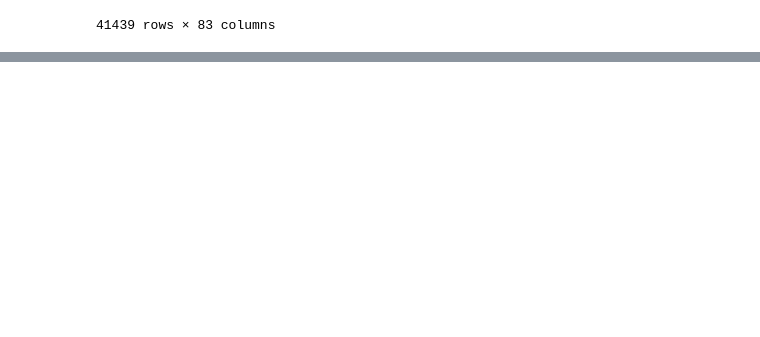
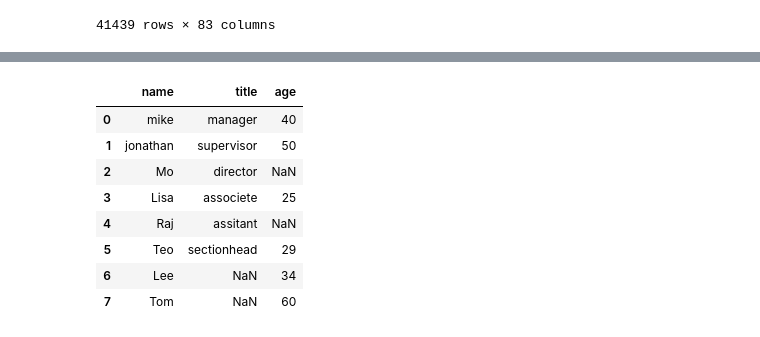
Before and after one commit to BryhanS/supply-chain-data-science-project, a Jupyter notebook: 06.Manipulation-and-data/data.ipynb, the cells around one changed output, grey strips where cells are left out. Drawn from its saved outputs; the diff is of its cells as text; code cells hidden in the pictures; blank space fills up the shorter version.

Commit message:
finished manipulation data

```diff
--- a/06.Manipulation-and-data/data.ipynb
+++ b/06.Manipulation-and-data/data.ipynb
@@ -543,0 +556,9 @@ pd.melt(country_pivoted,id_vars=['date_'], var_name=['Measure']).shape
+# %%
+#### joining
+
+desingnation_data = pd.DataFrame({'name':['mike','jonathan','Mo', 'Lisa','Raj','Teo'],
+                                  'title':['manager','supervisor','director','associete','assitant','sectionhead']})
+
+
+age_data = pd.DataFrame({'name':['mike','jonathan','Lee', 'Lisa','Tom','Teo'],
+                                  'age':['40','50','34','25','60','29']})
@@ -543,0 +596,13 @@ pd.melt(country_pivoted,id_vars=['date_'], var_name=['Measure']).shape
+# %%
+### full join(outer)
+pd.merge(desingnation_data,age_data,how='outer')
+# %% [output]
+|  | name | title | age |
+| 0 | mike | manager | 40 |
+| 1 | jonathan | supervisor | 50 |
+| 2 | Mo | director | NaN |
+| 3 | Lisa | associete | 25 |
+| 4 | Raj | assitant | NaN |
+| 5 | Teo | sectionhead | 29 |
+| 6 | Lee | NaN | 34 |
+| 7 | Tom | NaN | 60 |
```
Also changed, not shown: parts of 5 cells of this notebook, 10 other files.
